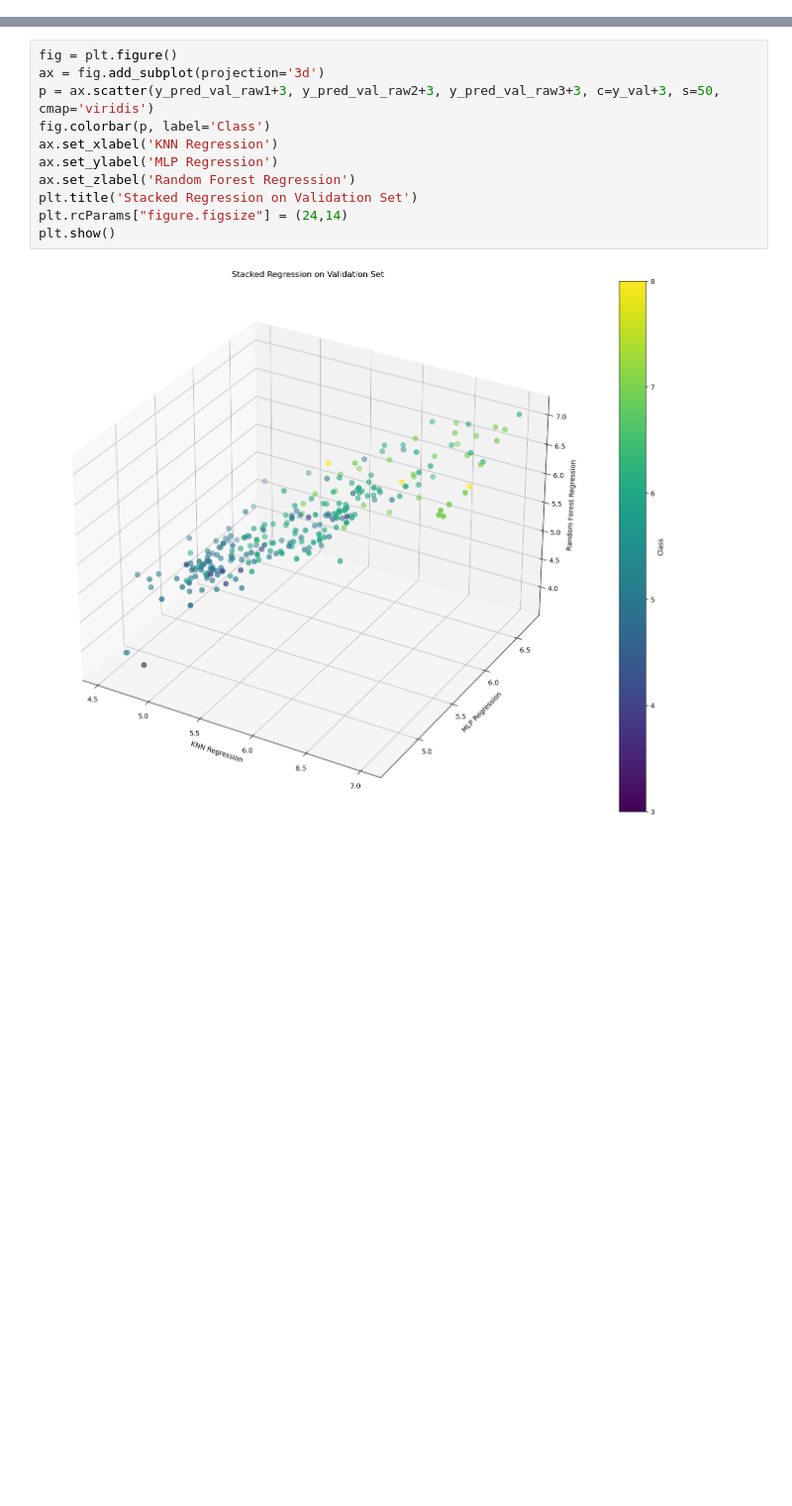
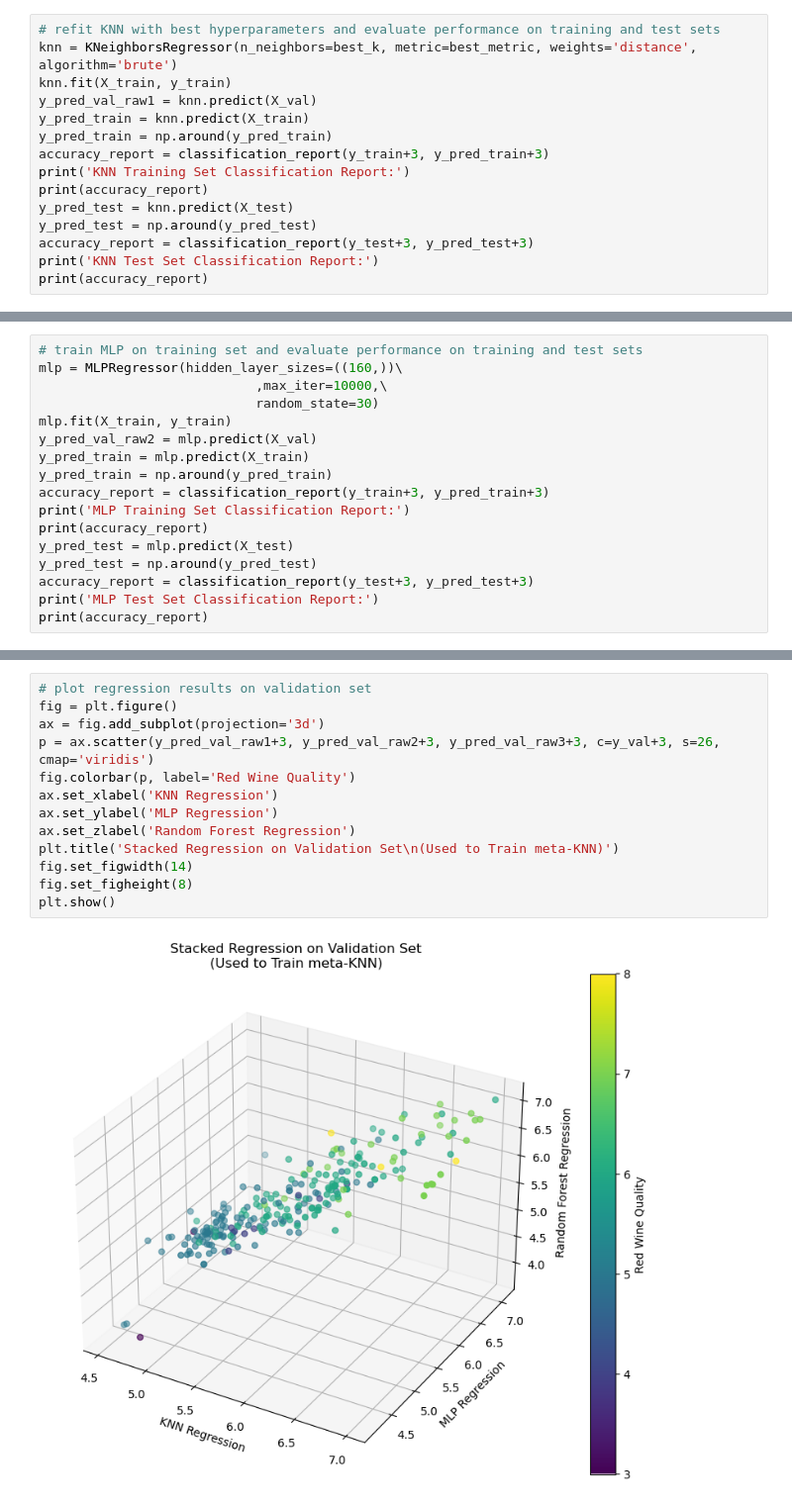
Before and after one commit to 24jukevin/ESE417-Project, a Jupyter notebook: meta_knn.ipynb, the cells around one changed output, grey strips where cells are left out. Shown at 99% size. Drawn from its saved outputs; the diff is of its cells as text; blank space fills up the shorter version.

```diff
--- a/meta_knn.ipynb
+++ b/meta_knn.ipynb
@@ -56,0 +69,15 @@ print(accuracy_val)
+# %%
+# refit KNN with best hyperparameters and evaluate performance on training and test sets
+knn = KNeighborsRegressor(n_neighbors=best_k, metric=best_metric, weights='distance', algorithm='brute')
+knn.fit(X_train, y_train)
+y_pred_val_raw1 = knn.predict(X_val)
+y_pred_train = knn.predict(X_train)
+y_pred_train = np.around(y_pred_train)
+accuracy_report = classification_report(y_train+3, y_pred_train+3)
+print('KNN Training Set Classification Report:')
+print(accuracy_report)
+y_pred_test = knn.predict(X_test)
+y_pred_test = np.around(y_pred_test)
+accuracy_report = classification_report(y_test+3, y_pred_test+3)
+print('KNN Test Set Classification Report:')
+print(accuracy_report)
@@ -56,0 +102,17 @@ print(accuracy_val)
+# %%
+# train MLP on training set and evaluate performance on training and test sets
+mlp = MLPRegressor(hidden_layer_sizes=((160,))\
+                            ,max_iter=10000,\
+                            random_state=30)
+mlp.fit(X_train, y_train)
+y_pred_val_raw2 = mlp.predict(X_val)
+y_pred_train = mlp.predict(X_train)
+y_pred_train = np.around(y_pred_train)
+accuracy_report = classification_report(y_train+3, y_pred_train+3)
+print('MLP Training Set Classification Report:')
+print(accuracy_report)
+y_pred_test = mlp.predict(X_test)
+y_pred_test = np.around(y_pred_test)
+accuracy_report = classification_report(y_test+3, y_pred_test+3)
+print('MLP Test Set Classification Report:')
+print(accuracy_report)
@@ -57,13 +170,15 @@ print(accuracy_val)
 # %%
+# plot regression results on validation set
 fig = plt.figure()
 ax = fig.add_subplot(projection='3d')
-p = ax.scatter(y_pred_val_raw1+3, y_pred_val_raw2+3, y_pred_val_raw3+3, c=y_val+3, s=50, cmap='viridis')
-fig.colorbar(p, label='Class')
+p = ax.scatter(y_pred_val_raw1+3, y_pred_val_raw2+3, y_pred_val_raw3+3, c=y_val+3, s=26, cmap='viridis')
+fig.colorbar(p, label='Red Wine Quality')
 ax.set_xlabel('KNN Regression')
 ax.set_ylabel('MLP Regression')
 ax.set_zlabel('Random Forest Regression')
-plt.title('Stacked Regression on Validation Set')
-plt.rcParams["figure.figsize"] = (24,14)
+plt.title('Stacked Regression on Validation Set\n(Used to Train meta-KNN)')
+fig.set_figwidth(14)
+fig.set_figheight(8)
 plt.show()
 # %% [output]
-[figure, old version]
+[figure, new version]
```
Also changed, not shown: parts of 13 cells of this notebook.
